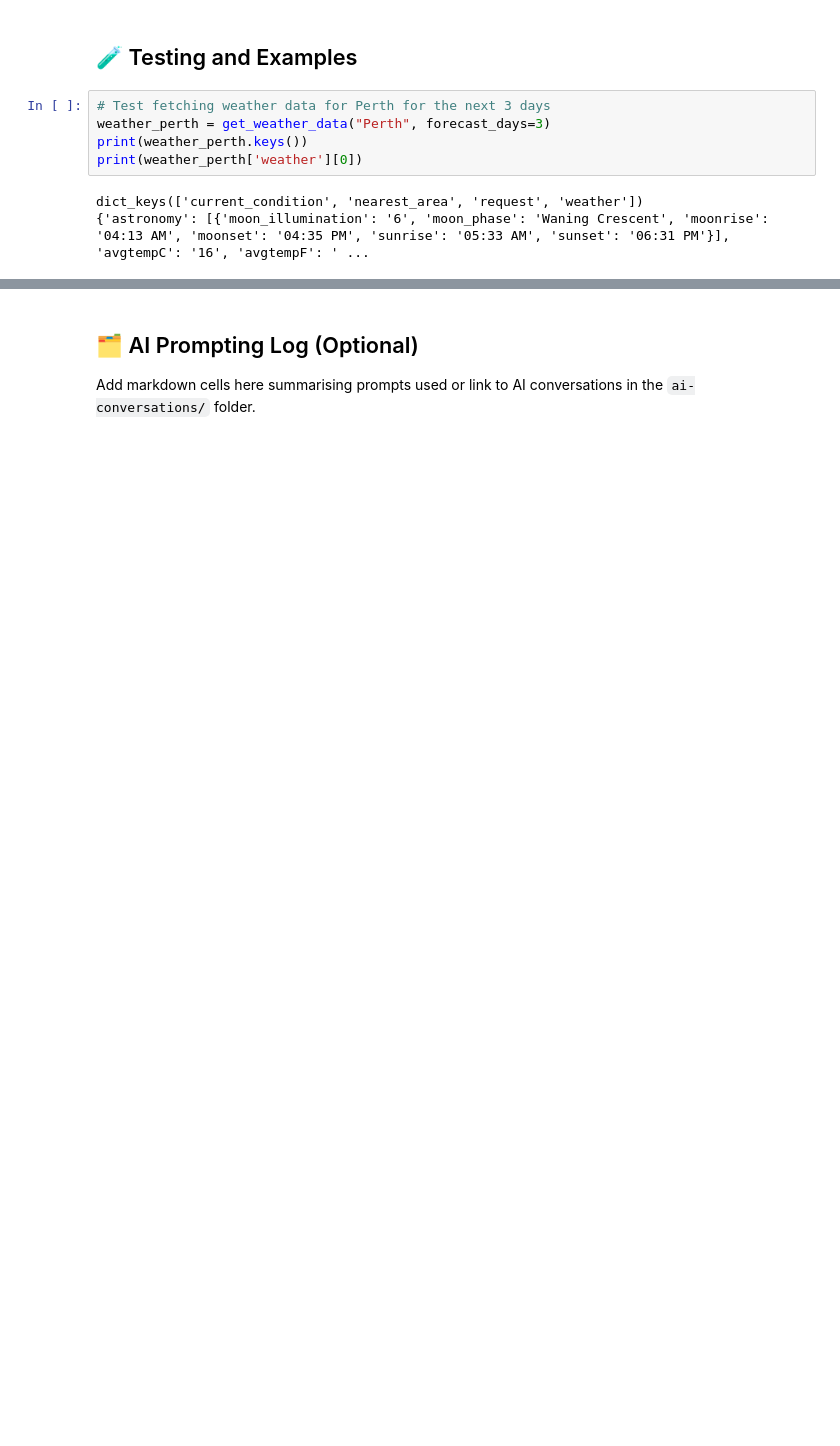
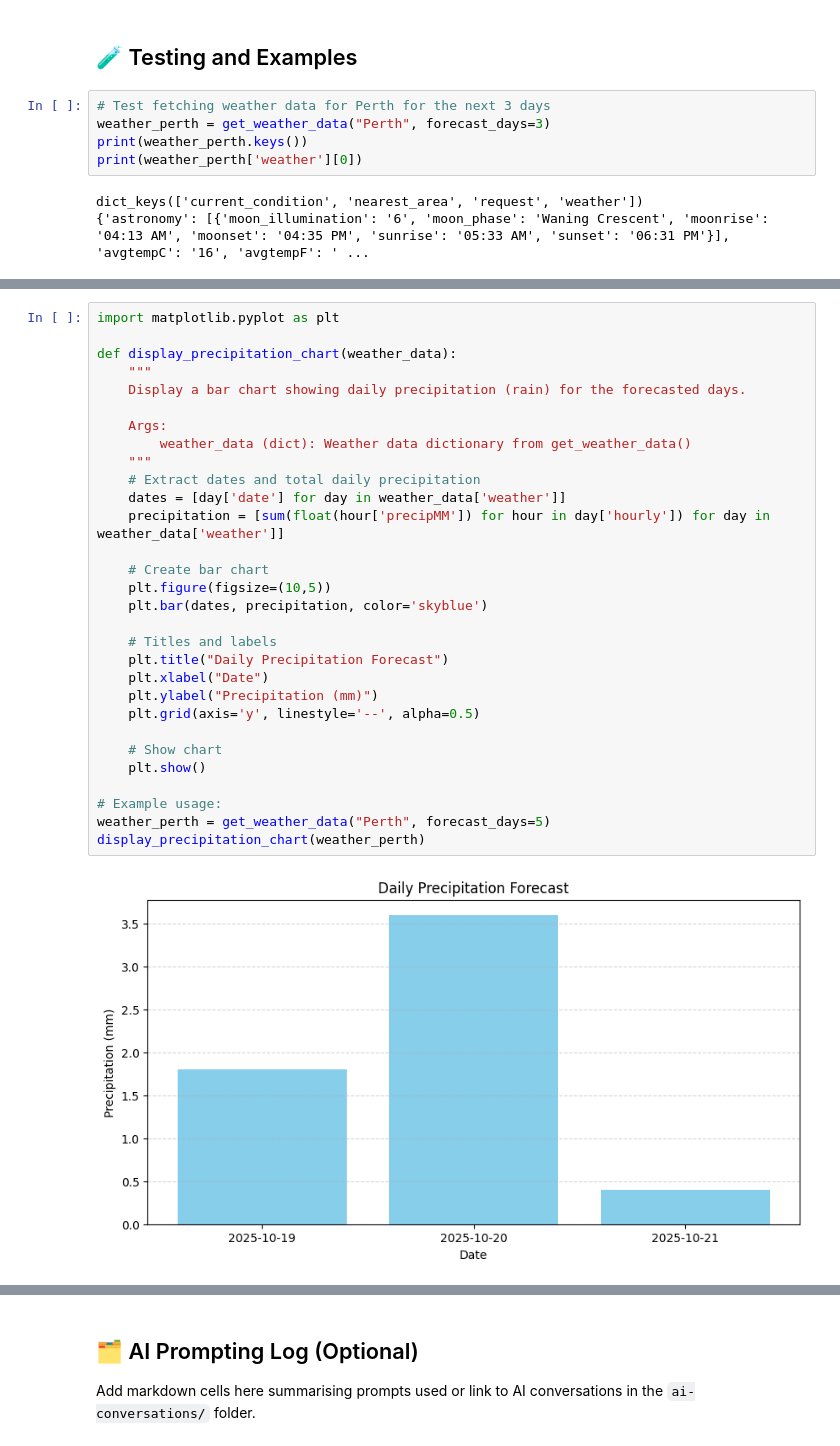
Before and after one commit to sharjat94/Weatherwise-SharjatBinKarim, a Jupyter notebook: starter_notebook.ipynb, the cells around one changed output, grey strips where cells are left out. Cells and saved outputs as stored; diff of their text form; blank space fills up the shorter version.

```diff
--- a/starter_notebook.ipynb
+++ b/starter_notebook.ipynb
@@ -365,0 +396,32 @@ Goodbye! 👋
+# %%
+import matplotlib.pyplot as plt
+
+def display_precipitation_chart(weather_data):
+    """
+    Display a bar chart showing daily precipitation (rain) for the forecasted days.
+
+    Args:
+        weather_data (dict): Weather data dictionary from get_weather_data()
+    """
+    # Extract dates and total daily precipitation
+    dates = [day['date'] for day in weather_data['weather']]
+    precipitation = [sum(float(hour['precipMM']) for hour in day['hourly']) for day in weather_data['weather']]
+
+    # Create bar chart
+    plt.figure(figsize=(10,5))
+    plt.bar(dates, precipitation, color='skyblue')
+
+    # Titles and labels
+    plt.title("Daily Precipitation Forecast")
+    plt.xlabel("Date")
+    plt.ylabel("Precipitation (mm)")
+    plt.grid(axis='y', linestyle='--', alpha=0.5)
+
+    # Show chart
+    plt.show()
+
+# Example usage:
+weather_perth = get_weather_data("Perth", forecast_days=5)
+display_precipitation_chart(weather_perth)
+# %% [output]
+[figure, added]
```
Also changed, not shown: parts of 5 cells of this notebook.
